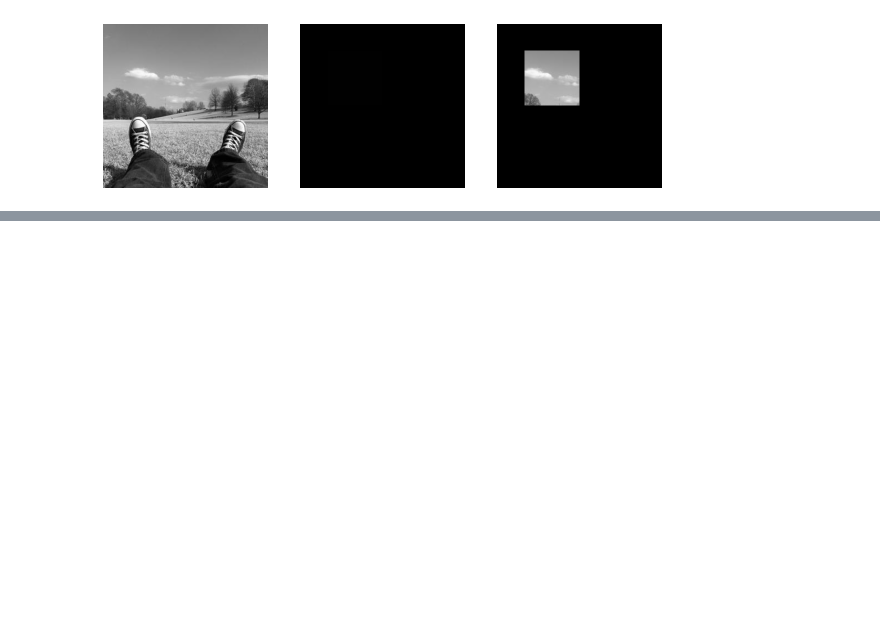
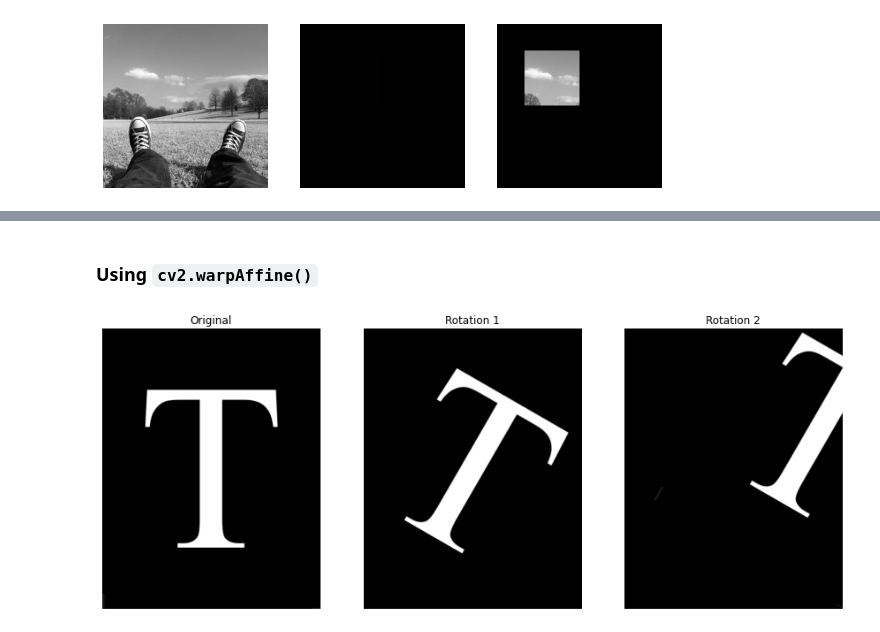
Before and after one commit to alifarrokh/FUM-ComputerVision, a Jupyter notebook: CV_S01.ipynb, the cells around one changed output, grey strips where cells are left out. Cells and saved outputs as stored; diff of their text form; code cells hidden in the pictures; blank space fills up the shorter version.

```diff
--- a/CV_S01.ipynb
+++ b/CV_S01.ipynb
@@ -198,0 +242,9 @@ imshow(img, mask, img_masked)
+# %%
+def rotation(theta, cx, cy):
+    alpha = np.cos(theta)
+    beta = np.sin(theta)
+    return np.array([
+        [alpha, beta,  (1-alpha)*cx - beta*cy],
+        [-beta, alpha, beta*cx + (1-alpha)*cy],
+        [0,     0,     1]
+    ], dtype='float64')
@@ -198,0 +265,17 @@ imshow(img, mask, img_masked)
+# %% [markdown]
+### Using `cv2.warpAffine()`
+# %%
+img = cv2.imread('Fig0236(a)(letter_T).tif', cv2.IMREAD_GRAYSCALE)
+height, width = img.shape
+final_size = (width, height)
+
+m_rot1 = rotation(-np.pi/6, cx=width/2, cy=height/2)[:2, :]
+m_rot2 = rotation(-np.pi/6, cx=width, cy=height)[:2, :]
+
+img_rot1 = cv2.warpAffine(img, m_rot1, final_size)
+img_rot2 = cv2.warpAffine(img, m_rot2, final_size)
+
+title= ['Original', 'Rotation 1', 'Rotation 2']
+imshow(img, img_rot1, img_rot2, title=title, figsize=15)
+# %% [output]
+[figure, added]
```
Also changed, not shown: parts of 18 cells of this notebook.
